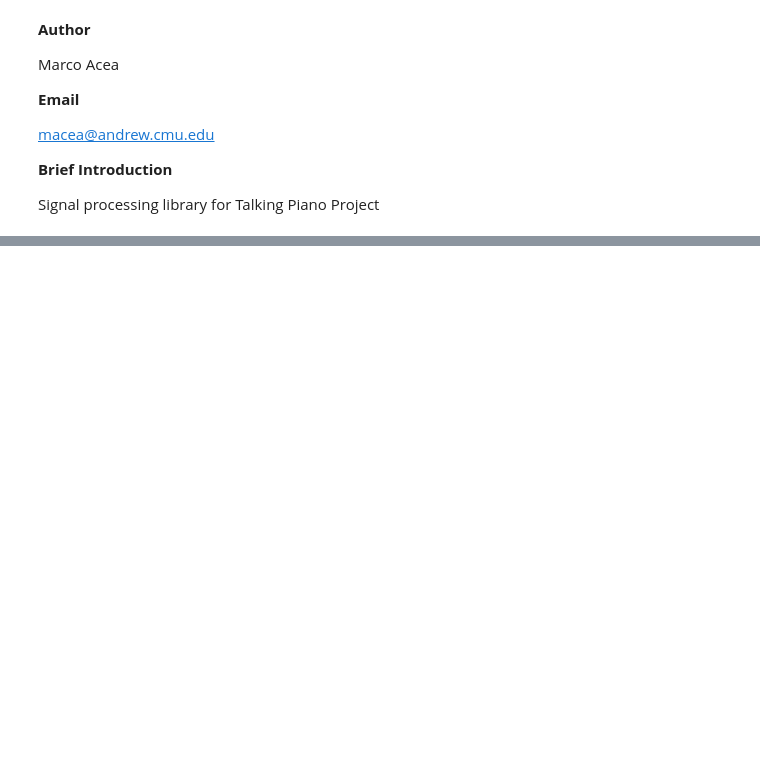
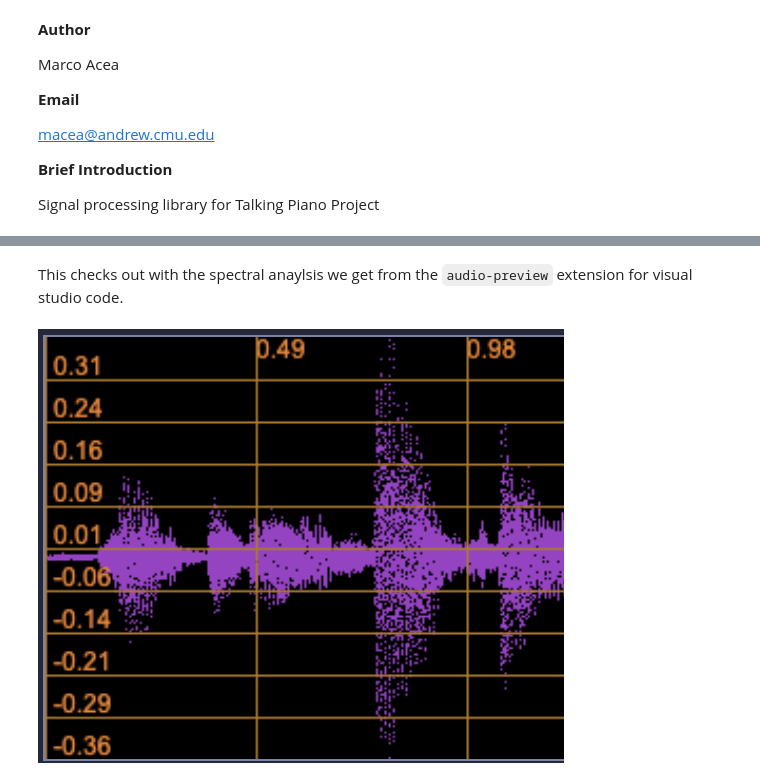
Before and after one commit to ECE-Capstone-2022/signal-processing, a Jupyter notebook: main.ipynb, the cells around one changed output, grey strips where cells are left out. Saved outputs shown, nothing was run; the diff lists cells and outputs as text; code cells hidden in the pictures; blank space fills up the shorter version.

```diff
--- a/main.ipynb
+++ b/main.ipynb
@@ -41,0 +85,7 @@ with open('key_frequencies.txt', 'r') as f:
+# %% [markdown]
+This checks out with the spectral anaylsis we get from the `audio-preview`
+extension for visual studio code.
+# %%
+display.Image('assets/single_sample_spectral_analysis.png')
+# %% [output]
+[figure, added]
```
Also changed, not shown: parts of 7 cells of this notebook, 1 other file.
